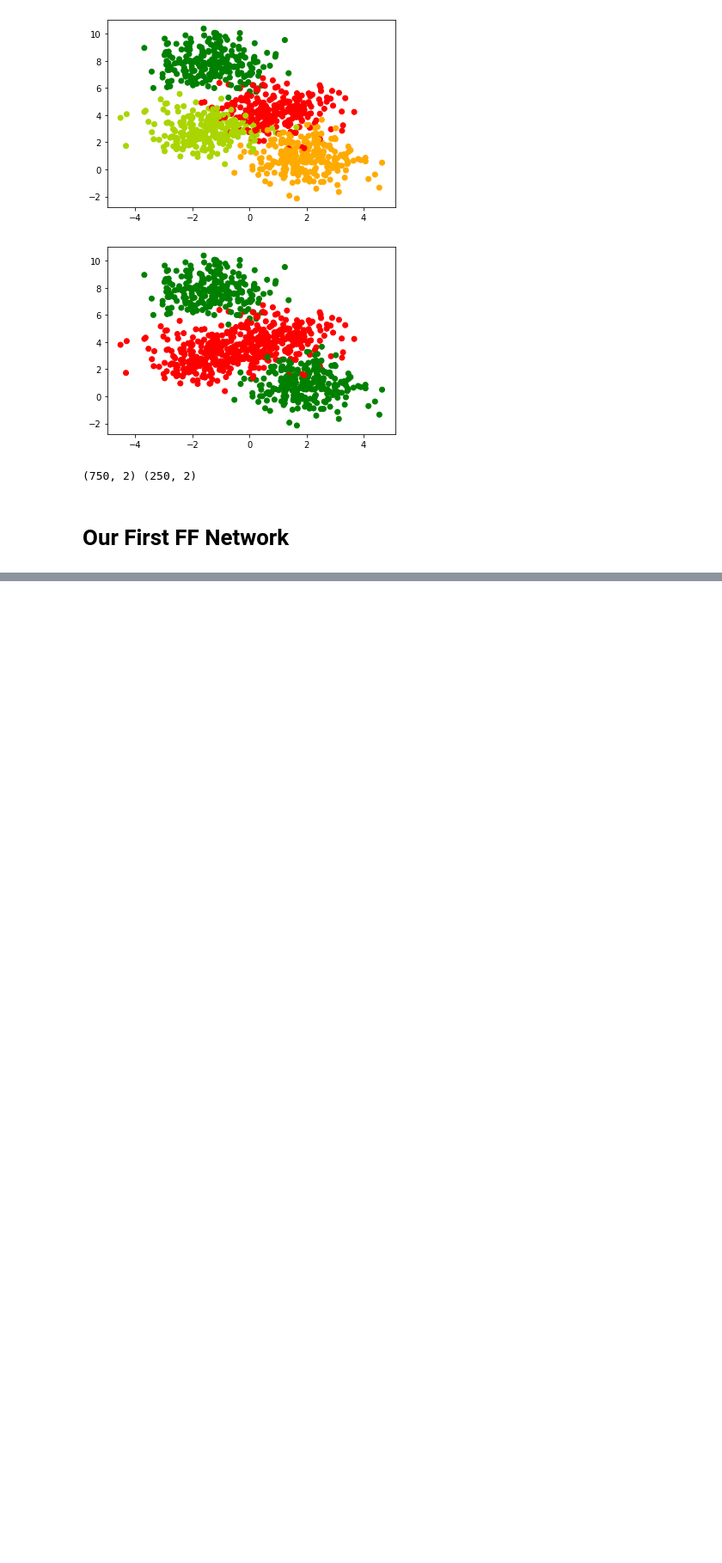
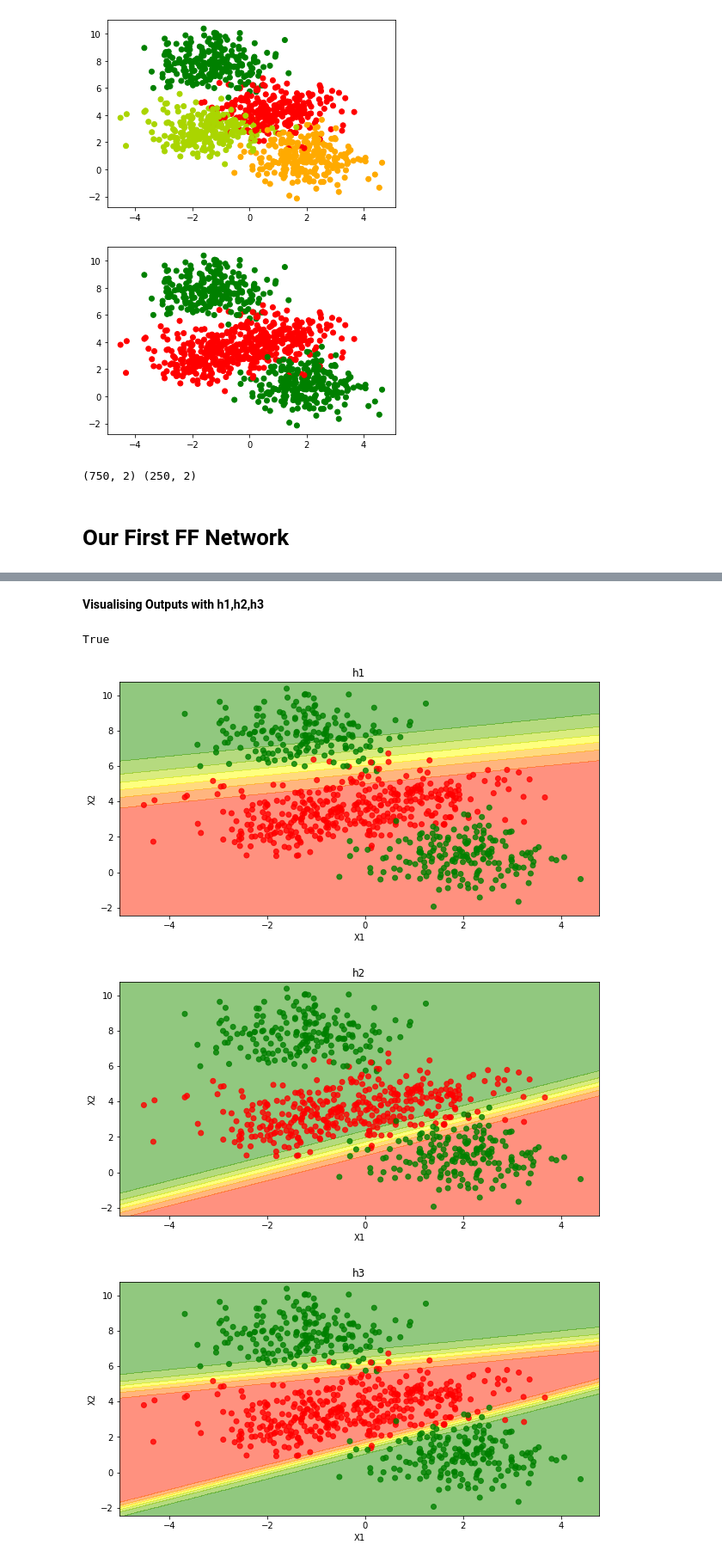
Before and after one commit to Arpitkamal/DL-105---Training-Feedforward-Neural-Networks, a Jupyter notebook: Scalar_Backpropagation.ipynb, the cells around one changed output, grey strips where cells are left out. Shown at 86% size. Saved outputs shown, nothing was run; the diff lists cells and outputs as text; code cells hidden in the pictures; blank space fills up the shorter version.

```diff
--- a/Scalar_Backpropagation.ipynb
+++ b/Scalar_Backpropagation.ipynb
@@ -252,0 +279,40 @@ class FFNetwork:
+# %% [markdown]
+**Visualising Outputs with h1,h2,h3**
+# %%
+def make_meshgrid(x, y, h=.2):
+  x_min, x_max = x.min() - 0.5, x.max() + 0.5
+  y_min, y_max = y.min() - 0.5, y.max() + 0.5
+  xx, yy = np.meshgrid(np.arange(x_min, x_max, h),np.arange(y_min, y_max, h))
+  return xx, yy
+
+def plot_contours(ax, predict, xx, yy, **params):
+  Z = predict(np.c_[xx.ravel(), yy.ravel()])
+  Z = Z.reshape(xx.shape)
+  out = ax.contourf(xx, yy, Z, **params)
+  return out
+
+def plot_boundary():
+  xx, yy = make_meshgrid(X_train[:,0], X_train[:,1])
+  predict_functions = [ffn.predict_h1, ffn.predict_h2, ffn.predict_h3]
+
+  for i in range(3):
+
+    fig, ax = plt.subplots(figsize=(10,5))
+
+    plot_contours(ax, predict_functions[i], xx, yy,
+                  cmap=my_cmap, alpha=0.5)
+    ax.scatter(X_train[:,0], X_train[:,1], c=Y_train, cmap=my_cmap, alpha=0.8)
+    ax.set_xlim(xx.min(), xx.max())
+    ax.set_ylim(yy.min(), yy.max())
+    ax.set_xlabel('X1')
+    ax.set_ylabel('X2')
+    ax.set_title("h"+str(i+1))
+
+  return True
+
+plot_boundary()
+# %% [output]
+True
+[figure, added]
+[figure, added]
+[figure, added]
```
Also changed, not shown: parts of 6 cells of this notebook.
